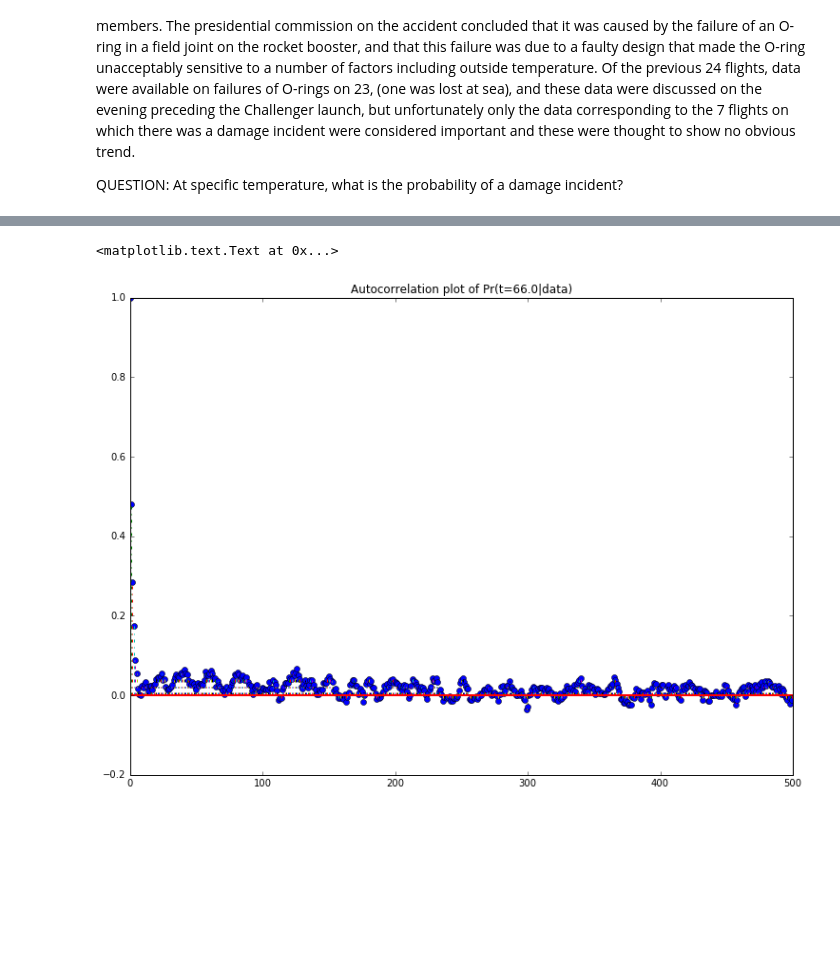
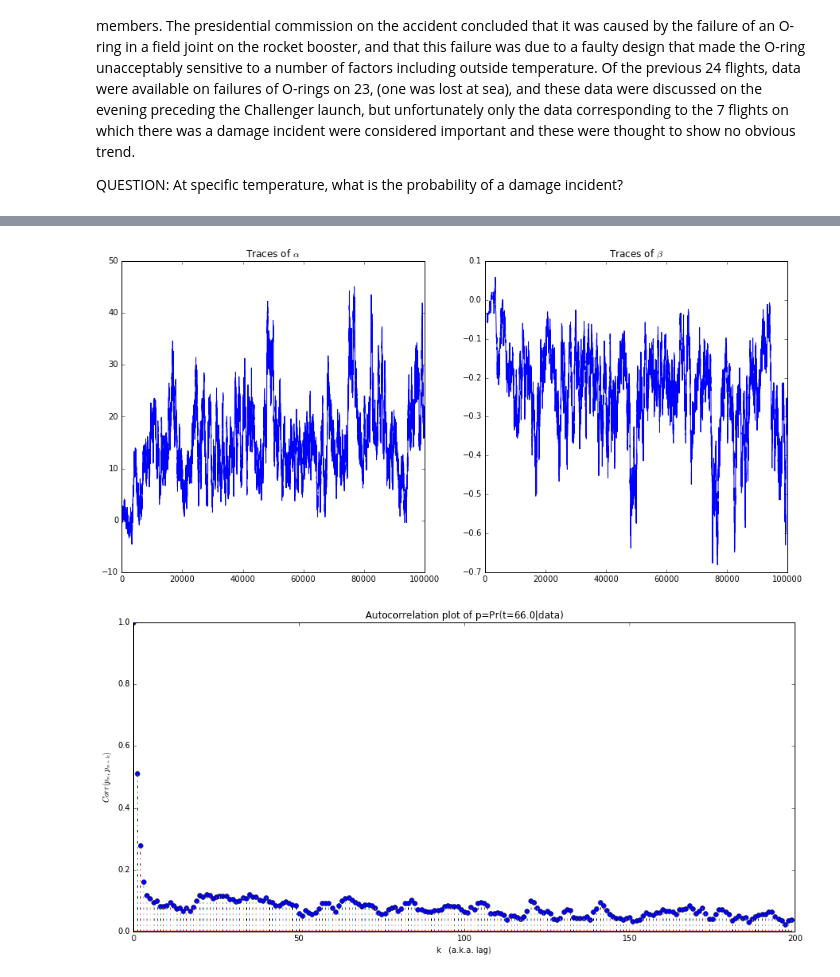
Before and after one commit to pvlachos/uq-course, a Jupyter notebook: lectures/lec_21.ipynb, the cells around one changed output, grey strips where cells are left out. Drawn from its saved outputs; the diff is of its cells as text; code cells hidden in the pictures; blank space fills up the shorter version.

```diff
--- a/lectures/lec_21.ipynb
+++ b/lectures/lec_21.ipynb
@@ -141,0 +185,15 @@ model = pm.Model([observed, beta, alpha])
+# %%
+# TRY DIFFERENT PARAMETERS (alpha,beta)
+# => IT IS IMPORTANT TO ESTIMATE (alpha,beta), RIGHT ???
+def logistic(x, beta, alpha=0):
+    eta = np.dot(beta, x) + alpha
+    return np.exp(eta)/(1.0 + np.exp(eta))
+def test_logistic(alpha, beta) :
+    x = np.linspace(50, 85, 100)
+    figsize(17, 5)
+    plt.scatter(challenger_data[:, 0], challenger_data[:, 1], s=75, color="k", alpha=0.5)
+    plt.plot(x, logistic(x, beta, alpha))
+    plt.title("Logistic functon  plotted for several values of $\\alpha$ and $\\beta$ parameters", fontsize=14)
+    plt.ylabel("Prob. of damage"); plt.xlabel("Outside temperature (F)")
+    plt.axis([50, 85, -0.05, 1.05])
+interactive(test_logistic, alpha=(30.0,60.0,0.5), beta=(-1.5,-0.0,0.001))
@@ -218,27 +305,22 @@ plt.legend(loc="upper left")
+# %%
+# TRACE PLOTS OF THE SAMPLE [OPTIONAL]
+figsize(15, 7)
+plt.subplot(121)
+plt.plot(alpha_sample)
+plt.title("Traces of $\\alpha$")
+plt.subplot(122)
+plt.plot(beta_sample)
+plt.title("Traces of $\\beta$");
+# %% [output]
+[figure, added]
 # %%
-
-# AUTOCORRELATION OF ESTIMATED Pr(66.0)
-
-def myacorr(x) :
-    mean_x = x.mean()
-    z = np.fft.fft( x-mean_x, int(2**np.ceil( np.log2(2*x.size) ))+1 )
-    z = z.real**2 + z.imag**2
-    z = np.fft.ifft( z ).real
-    z = z[:x.size]
-    z = z/z[0]
-    return z
-
-alpha_sample = mcmc_sample[0,:][:, None]
-beta_sample = mcmc_sample[1,:][:, None]
-
-xx = logistic(66.0,  beta_sample[-5000:] , alpha_sample[-5000:] ).flatten(1)
-
-yy = myacorr(xx)[:500]
-figsize(12.5, 9)
-markerline, stemlines, baseline = plt.stem( yy, '-.')
+# AUTOCORRELATION OF ESTIMATED Pr(66.0)[OPTIONAL]
+yy = myacorr(Pr66_sample[-5000:])
+figsize(15,7)
+markerline, stemlines, baseline = plt.stem( yy[:200], '-.')
 plt.setp(markerline, 'markerfacecolor', 'b')
 plt.setp(baseline, 'color', 'r', 'linewidth', 2)
-plt.title("Autocorrelation plot of Pr(t=66.0|data)")
+plt.title("Autocorrelation plot of p=Pr(t=66.0|data)")
+plt.xlabel("k   (a.k.a. lag)") ; plt.ylabel("$Corr(p_n,p_{n+k})$");
 # %% [output]
-<matplotlib.text.Text at 0x...>
-[figure, old version]
+[figure, new version]
```
Also changed, not shown: parts of 65 cells of this notebook, 46 other files.
